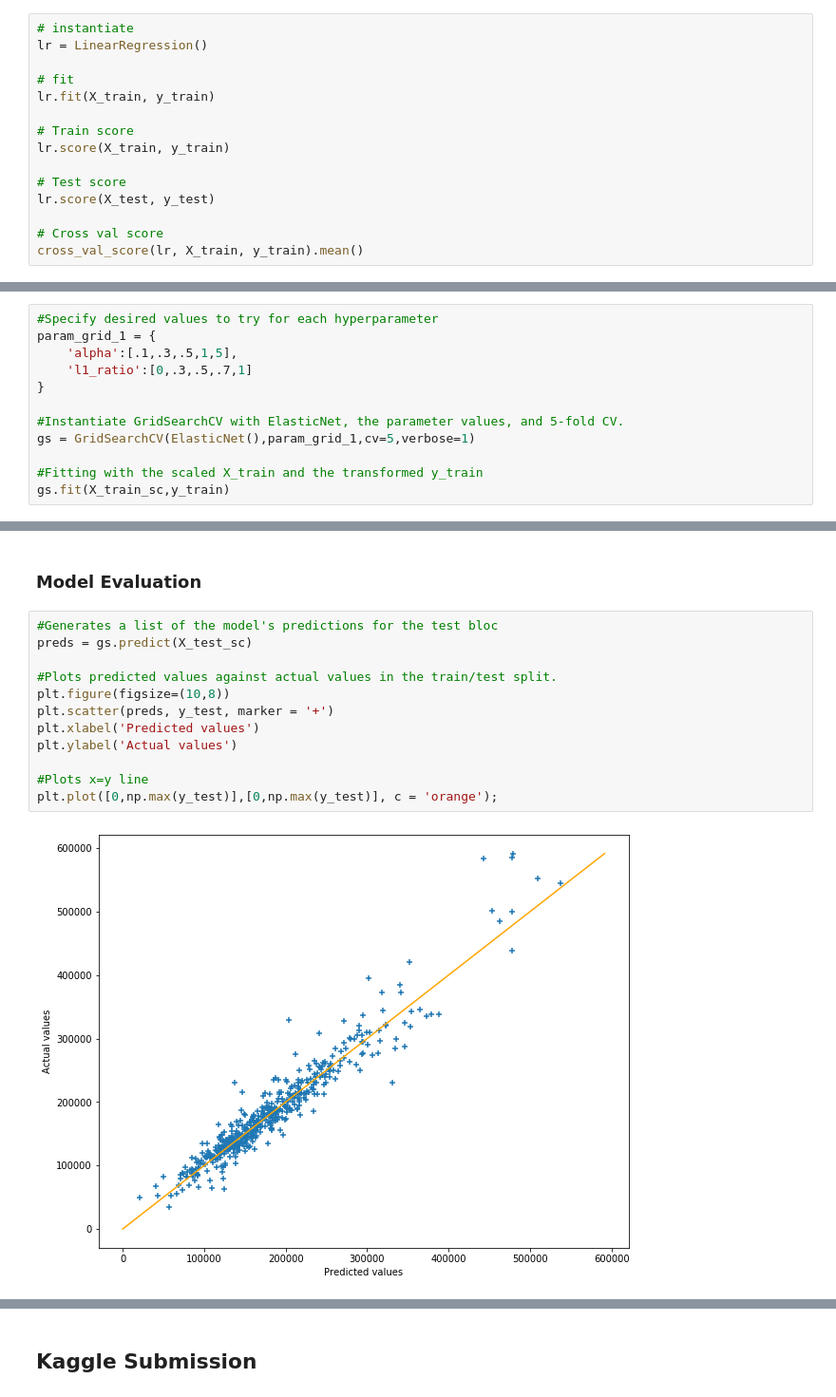
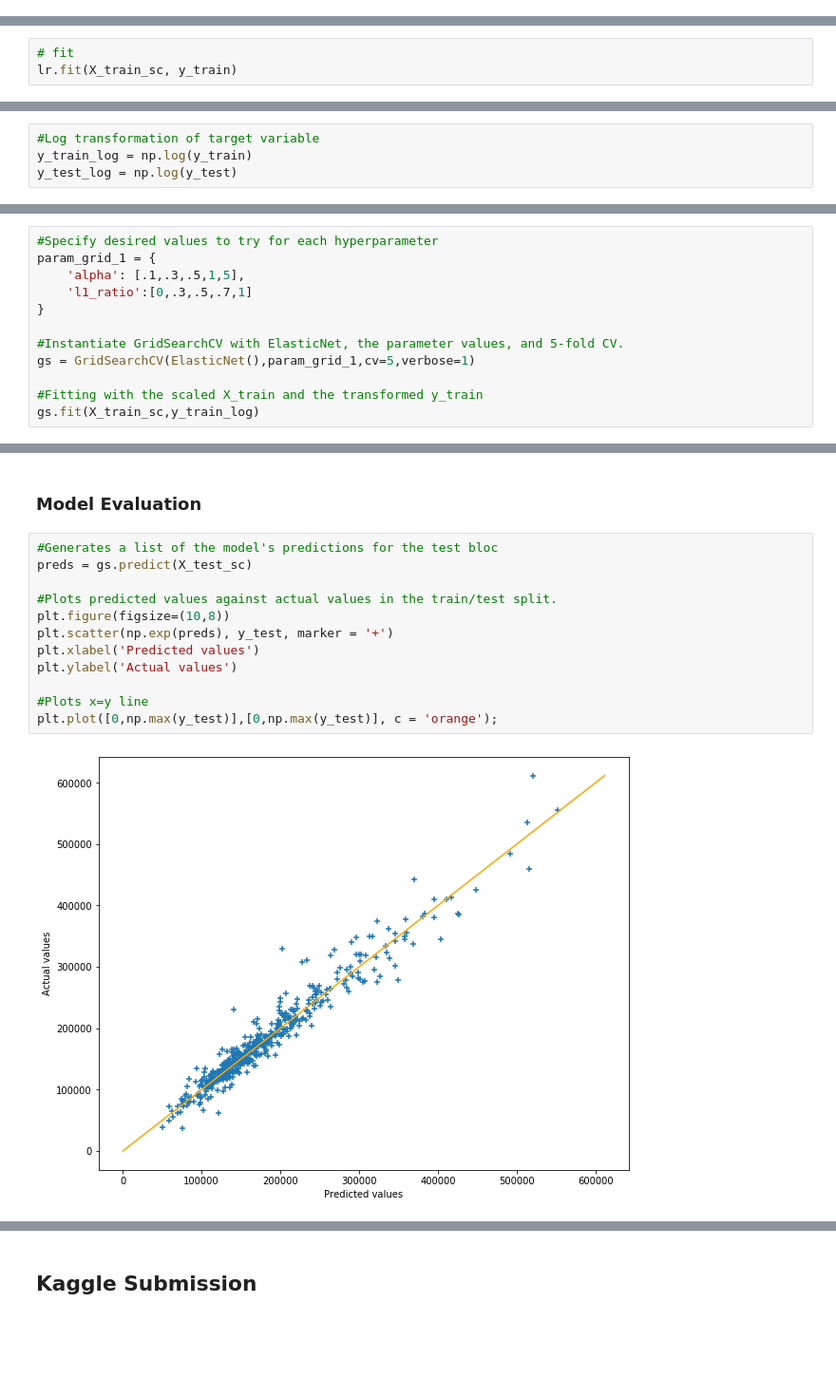
Before and after one commit to MissingNA/housing_price_predictor, a Jupyter notebook: main.ipynb, the cells around one changed output, grey strips where cells are left out. Shown at 95% size. Drawn from its saved outputs; the diff is of its cells as text; blank space fills up the shorter version.

```diff
--- a/main.ipynb
+++ b/main.ipynb
@@ -119,18 +119,3 @@ sns.distplot(y_test);
 ### Baseline Model
 # %% [markdown]
 #### Linear Regression
-# %%
-# instantiate
-lr = LinearRegression()
-
-# fit
-lr.fit(X_train, y_train)
-
-# Train score
-lr.score(X_train, y_train)
-
-# Test score
-lr.score(X_test, y_test)
-
-# Cross val score
-cross_val_score(lr, X_train, y_train).mean()
@@ -138,0 +125,3 @@ cross_val_score(lr, X_train, y_train).mean()
+# %%
+# fit
+lr.fit(X_train_sc, y_train)
@@ -139,9 +144,13 @@ cross_val_score(lr, X_train, y_train).mean()
+# %%
+#Log transformation of target variable
+y_train_log = np.log(y_train)
+y_test_log = np.log(y_test)
 # %% [markdown]
 #### Grid Search with ElasticNet
 # %%
 #Specify desired values to try for each hyperparameter
 param_grid_1 = {
-    'alpha':[.1,.3,.5,1,5],
+    'alpha': [.1,.3,.5,1,5],
     'l1_ratio':[0,.3,.5,.7,1]
 }
 
@@ -149,7 +158,7 @@ param_grid_1 = {
 gs = GridSearchCV(ElasticNet(),param_grid_1,cv=5,verbose=1)
 
 #Fitting with the scaled X_train and the transformed y_train
-gs.fit(X_train_sc,y_train)
+gs.fit(X_train_sc,y_train_log)
 # %% [output]
 Fitting 5 folds for each of 25 candidates, totalling 125 fits
 [Parallel(n_jobs=1)]: Using backend SequentialBackend with 1 concurrent workers.
@@ -211,17 +224,17 @@ Name: Coefficients, dtype: float64
 # %%
 #Generates a list of the model's predictions for the test bloc
 preds = gs.predict(X_test_sc)
 
 #Plots predicted values against actual values in the train/test split.
 plt.figure(figsize=(10,8))
-plt.scatter(preds, y_test, marker = '+')
+plt.scatter(np.exp(preds), y_test, marker = '+')
 plt.xlabel('Predicted values')
 plt.ylabel('Actual values')
 
 #Plots x=y line
 plt.plot([0,np.max(y_test)],[0,np.max(y_test)], c = 'orange');
 # %% [output]
-[figure, old version]
+[figure, new version]
 # %%
 #Initializes model for whole training set
 gs_full_trainset = gs.best_estimator_
```
Also changed, not shown: parts of 21 cells of this notebook, 1 other file.
